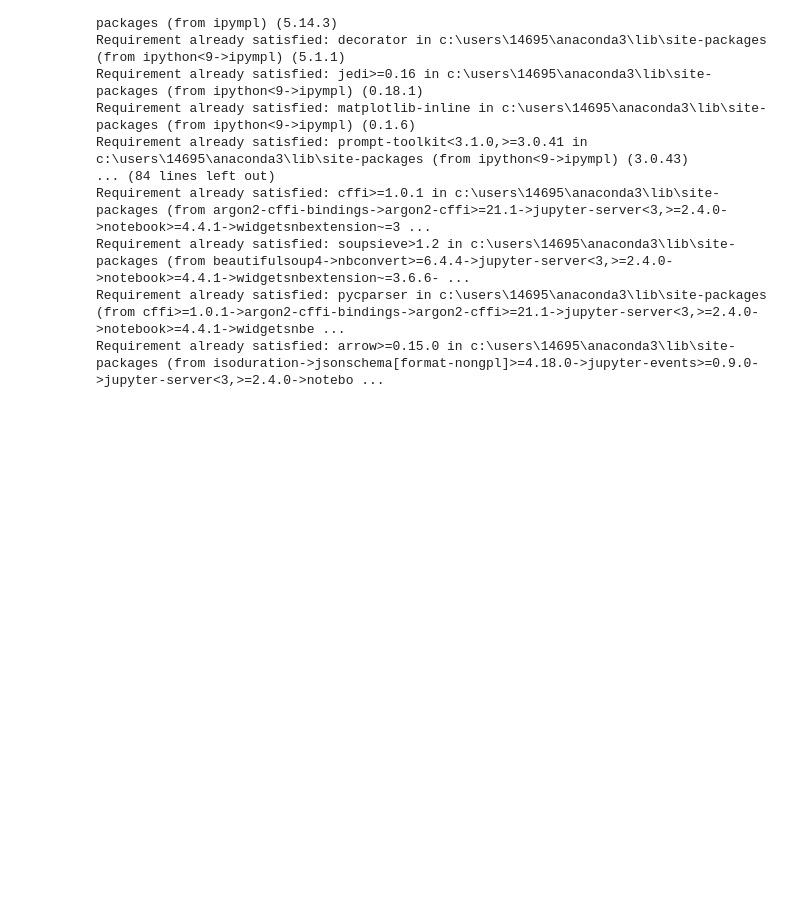
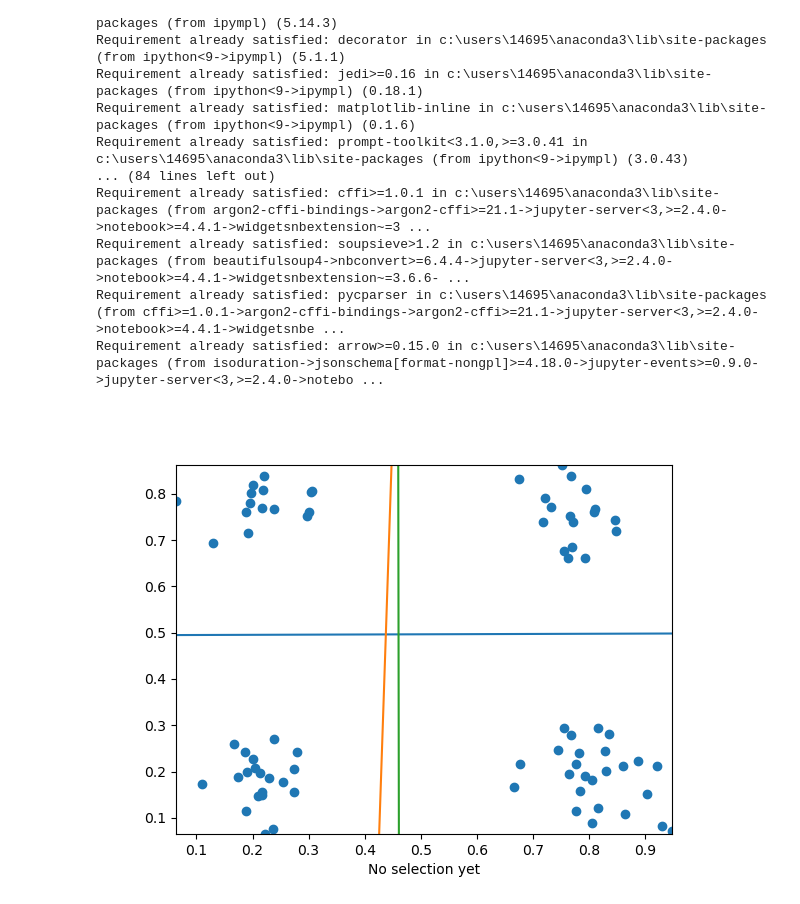
Before and after one commit to emmae04/380_finalProject, a Jupyter notebook: final.ipynb, the cells around one changed output. Drawn from its saved outputs; the diff is of its cells as text; code cells hidden in the pictures; blank space fills up the shorter version.

```diff
--- a/final.ipynb
+++ b/final.ipynb
@@ -63,0 +150,59 @@ class Node:
+# %%
+# interactive plot for data 1
+%matplotlib widget
+minX0D = X_test['x'].min()
+maxX0D = X_test['x'].max()
+minX1D = X_test['y'].min()
+maxX1D = X_test['y'].max()
+minX1 = (-best_model.intercept_-best_model.coef_[0,0]*minX0D)/best_model.coef_[0,1]
+maxX1 = (-best_model.intercept_-best_model.coef_[0,0]*maxX0D)/best_model.coef_[0,1]
+
+minX2 = (-curr_model_1.intercept_-curr_model_1.coef_[0,0]*minX0D)/curr_model_1.coef_[0,1]
+maxX2 = (-curr_model_1.intercept_-curr_model_1.coef_[0,0]*maxX0D)/curr_model_1.coef_[0,1]
+
+minX3 = (-curr_model_2.intercept_-curr_model_2.coef_[0,0]*minX0D)/curr_model_2.coef_[0,1]
+maxX3 = (-curr_model_2.intercept_-curr_model_2.coef_[0,0]*maxX0D)/curr_model_2.coef_[0,1]
+
+fig, ax = plt.subplots()
+
+plt.scatter(X_test['x'], X_test['y'], marker='o')
+plt.plot([minX0D,maxX0D],[minX1,maxX1])
+plt.plot([minX0D,maxX0D],[minX2,maxX2])
+plt.plot([minX0D,maxX0D],[minX3,maxX3])
+ax.set_xlim([minX0D, maxX0D])
+ax.set_ylim([minX1D, maxX1D])
+
+text=plt.xlabel("No selection yet")
+
+def onclick(event):
+    if event.inaxes is not None:
+        tx = 'xdata=%f, ydata=%f' % (event.xdata, event.ydata)
+        if (-best_model.intercept_-best_model.coef_[0,0]*event.xdata)/best_model.coef_[0,1]<event.ydata:
+            #tx = tx + ' Class 1 is selected'
+            if event.xdata < (-curr_model_1.intercept_ + curr_model_1.coef_[0,1] * event.ydata) / curr_model_1.coef_[0,0]:
+                tx = tx + ' Class 1 is selected'
+            else:
+                tx = tx + ' Class 2 is selected'
+        else:
+            #tx = tx + ' Class 2 is selected'
+            if event.xdata < (-curr_model_2.intercept_ + curr_model_2.coef_[0,1] * event.ydata) / curr_model_2.coef_[0,0]:
+                tx = tx + ' Class 3 is selected'
+            else:
+                tx = tx + ' Class 4 is selected'
+        plt.cla()
+        plt.scatter(X_test['x'], X_test['y'], marker='o')
+        plt.plot([minX0D,maxX0D],[minX1,maxX1])
+        plt.plot([minX0D,maxX0D],[minX2,maxX2])
+        plt.plot([minX0D,maxX0D],[minX3,maxX3])
+        ax.set_xlim([minX0D, maxX0D])
+        ax.set_ylim([minX1D, maxX1D])
+        ax.scatter([event.xdata],[event.ydata],c='r')
+
+        text.set_text(tx)
+        fig.canvas.draw()
+    else:
+        print('Clicked outside of an axis.')
+
+cid = fig.canvas.mpl_connect('button_press_event', onclick)
+# %% [output]
+[figure, added]
```
Also changed, not shown: parts of 7 cells of this notebook.
